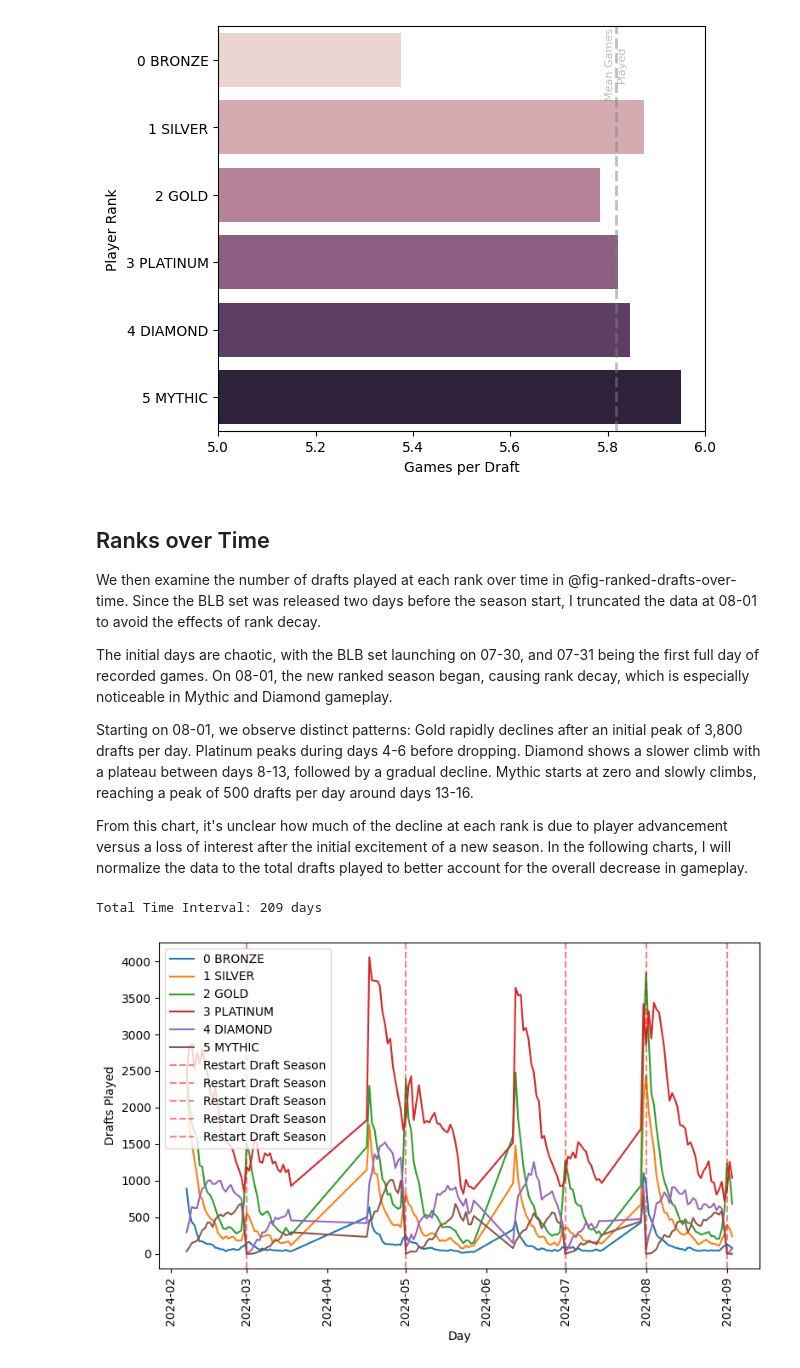
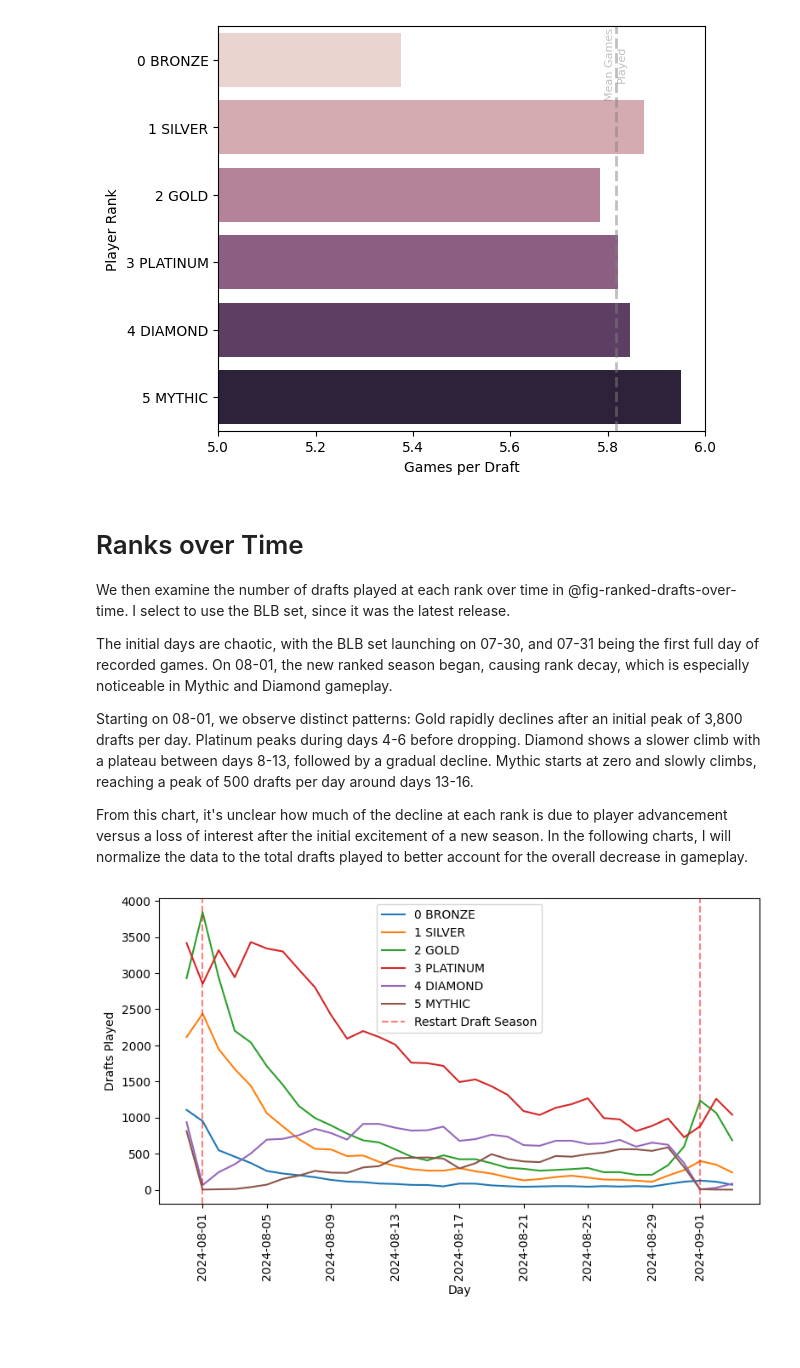
Before and after one commit to meehljd/mtg-modeling, a Jupyter notebook: notebooks/10-eda/02-draft-data/01-premier-play/20-player-rank.ipynb, the cells around one changed output. Saved outputs shown, nothing was run; the diff lists cells and outputs as text; code cells hidden in the pictures; blank space fills up the shorter version.

```diff
--- a/notebooks/10-eda/02-draft-data/01-premier-play/20-player-rank.ipynb
+++ b/notebooks/10-eda/02-draft-data/01-premier-play/20-player-rank.ipynb
@@ -162,6 +161,6 @@ anno.set_axis_labels_and_show(
     xlabel="Win Rate",
     ylabel="Player Rank",
     legend=True,
-    legend_title="Last Week",
+    legend_title="Last Week of Set",
 )
 # %% [output]
@@ -187,9 +188,9 @@ anno.set_axis_labels_and_show(xlabel="Games per Draft", ylabel="Player Rank")
 # %% [output]
 [figure]
 # %% [markdown]
-## Ranks over Time
+# Ranks over Time
 
-We then examine the number of drafts played at each rank over time in @fig-ranked-drafts-over-time. Since the BLB set was released two days before the season start, I truncated the data at 08-01 to avoid the effects of rank decay.
+We then examine the number of drafts played at each rank over time in @fig-ranked-drafts-over-time. I select to use the BLB set, since it was the latest release.
 
 The initial days are chaotic, with the BLB set launching on 07-30, and 07-31 being the first full day of recorded games. On 08-01, the new ranked season began, causing rank decay, which is especially noticeable in Mythic and Diamond gameplay.
 
@@ -232,27 +237,30 @@ first_days = rank_time_df["draft_time"][
-# %%
-print(
-    f"Total Time Interval: {(rank_time_df['draft_time'].max() - rank_time_df['draft_time'].min()).days} days"
-)
-# %% [output]
-Total Time Interval: 209 days
+# %%
+set_code2 = "BLB"
+draft_file2 = paths["processed"] / f"{set_code2}_Game_PD_Drafts.parquet"
+df_draft2 = pl.scan_parquet(draft_file2)
+rank_time_df2, first_days = calcu_timeseries(df_draft2)
 # %%
 # | label: fig-ranked-drafts-over-time
-# | fig-cap: "Drafts Played by Players Over Time, by Player rank."
+# | fig-cap: "Drafts Played by Players Over Time, by Player rank for BLB set."
 
 plt.figure(figsize=(8, 5))
-sns.lineplot(data=rank_time_df, x="draft_time", y="count", hue="rank_name")
+sns.lineplot(data=rank_time_df2, x="draft_time", y="count", hue="rank_name")
 
-for date in first_days:
+for i, date in enumerate(first_days):
+    if i == 0:
+        label = "Restart Draft Season"
+    else:
+        label = None
     plt.axvline(
         x=date,
         color="red",
         linestyle="--",
-        label="Restart Draft Season",
+        label=label,
         alpha=0.5,
     )
 
 anno.set_axis_labels_and_show(
     xlabel="Day", ylabel="Drafts Played", legend=True, rot_x=True
 )
 # %% [output]
-[figure, old version]
+[figure, new version]
```
Also changed, not shown: parts of 25 cells of this notebook, 5 other files.
